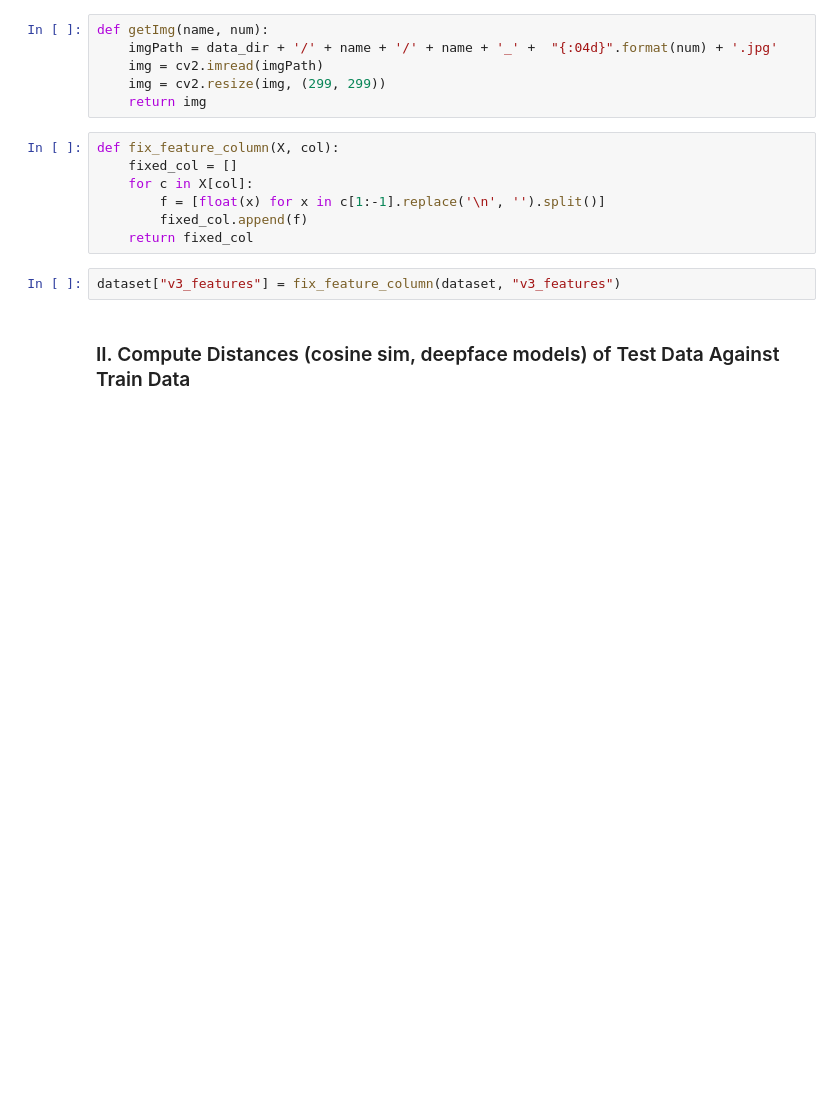
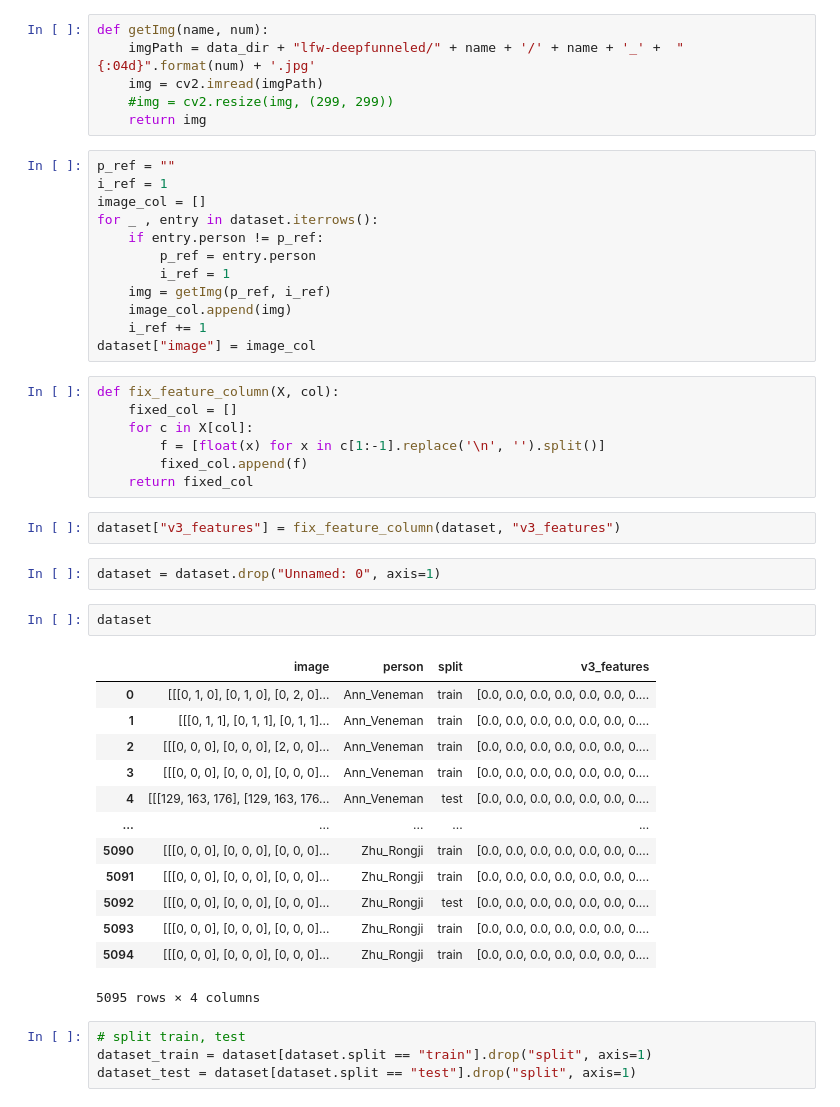
Before and after one commit to Dark-eXe/dsci565-face-authentication, a Jupyter notebook: src/Face_Recognition_KNN.ipynb, the cells around one changed output. Saved outputs shown, nothing was run; the diff lists cells and outputs as text; blank space fills up the shorter version.

```diff
--- a/src/Face_Recognition_KNN.ipynb
+++ b/src/Face_Recognition_KNN.ipynb
@@ -43,10 +44,22 @@ dataset
 Let's fix the image column by rereplacing the values to image number and extract using getImg()...
 # %%
 def getImg(name, num):
-    imgPath = data_dir + '/' + name + '/' + name + '_' +  "{:04d}".format(num) + '.jpg'
+    imgPath = data_dir + "lfw-deepfunneled/" + name + '/' + name + '_' +  "{:04d}".format(num) + '.jpg'
     img = cv2.imread(imgPath)
-    img = cv2.resize(img, (299, 299))
+    #img = cv2.resize(img, (299, 299))
     return img
+# %%
+p_ref = ""
+i_ref = 1
+image_col = []
+for _ , entry in dataset.iterrows():
+    if entry.person != p_ref:
+        p_ref = entry.person
+        i_ref = 1
+    img = getImg(p_ref, i_ref)
+    image_col.append(img)
+    i_ref += 1
+dataset["image"] = image_col
 # %%
 def fix_feature_column(X, col):
     fixed_col = []
@@ -56,5 +69,25 @@ def fix_feature_column(X, col):
     return fixed_col
 # %%
 dataset["v3_features"] = fix_feature_column(dataset, "v3_features")
-# %% [markdown]
-### II. Compute Distances (cosine sim, deepface models) of Test Data Against Train Data
+# %%
+dataset = dataset.drop("Unnamed: 0", axis=1)
+# %%
+dataset
+# %% [output]
+|  | image | person | split | v3_features |
+| 0 | [[[0, 1, 0], [0, 1, 0], [0, 2, 0]... | Ann_Veneman | train | [0.0, 0.0, 0.0, 0.0, 0.0, 0.0, 0.... |
+| 1 | [[[0, 1, 1], [0, 1, 1], [0, 1, 1]... | Ann_Veneman | train | [0.0, 0.0, 0.0, 0.0, 0.0, 0.0, 0.... |
+| 2 | [[[0, 0, 0], [0, 0, 0], [2, 0, 0]... | Ann_Veneman | train | [0.0, 0.0, 0.0, 0.0, 0.0, 0.0, 0.... |
+| 3 | [[[0, 0, 0], [0, 0, 0], [0, 0, 0]... | Ann_Veneman | train | [0.0, 0.0, 0.0, 0.0, 0.0, 0.0, 0.... |
+| 4 | [[[129, 163, 176], [129, 163, 176... | Ann_Veneman | test | [0.0, 0.0, 0.0, 0.0, 0.0, 0.0, 0.... |
+| ... | ... | ... | ... | ... |
+| 5090 | [[[0, 0, 0], [0, 0, 0], [0, 0, 0]... | Zhu_Rongji | train | [0.0, 0.0, 0.0, 0.0, 0.0, 0.0, 0.... |
+| 5091 | [[[0, 0, 0], [0, 0, 0], [0, 0, 0]... | Zhu_Rongji | train | [0.0, 0.0, 0.0, 0.0, 0.0, 0.0, 0.... |
+| 5092 | [[[0, 0, 0], [0, 0, 0], [0, 0, 0]... | Zhu_Rongji | test | [0.0, 0.0, 0.0, 0.0, 0.0, 0.0, 0.... |
+| 5093 | [[[0, 0, 0], [0, 0, 0], [0, 0, 0]... | Zhu_Rongji | train | [0.0, 0.0, 0.0, 0.0, 0.0, 0.0, 0.... |
+| 5094 | [[[0, 0, 0], [0, 0, 0], [0, 0, 0]... | Zhu_Rongji | train | [0.0, 0.0, 0.0, 0.0, 0.0, 0.0, 0.... |
+5095 rows × 4 columns
+# %%
+# split train, test
+dataset_train = dataset[dataset.split == "train"].drop("split", axis=1)
+dataset_test = dataset[dataset.split == "test"].drop("split", axis=1)
```
Also changed, not shown: parts of 12 cells of this notebook.
